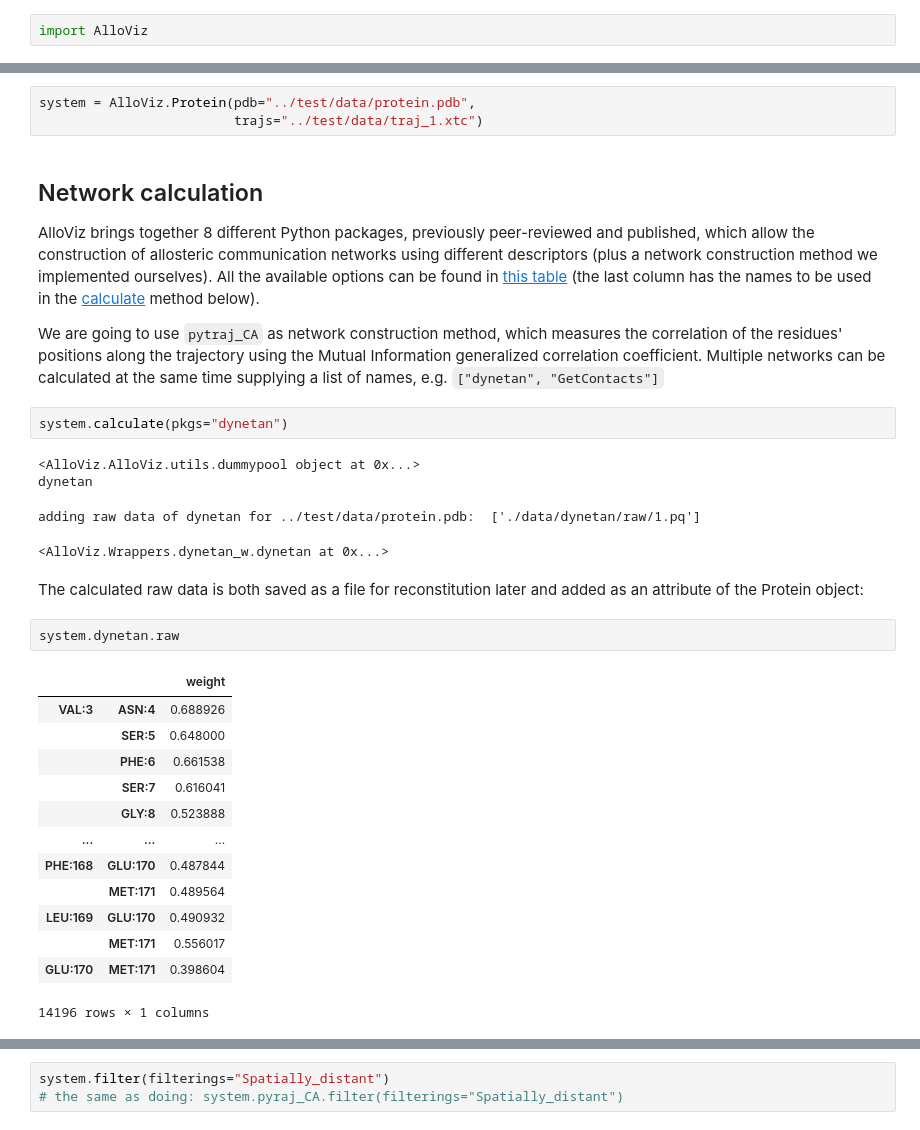
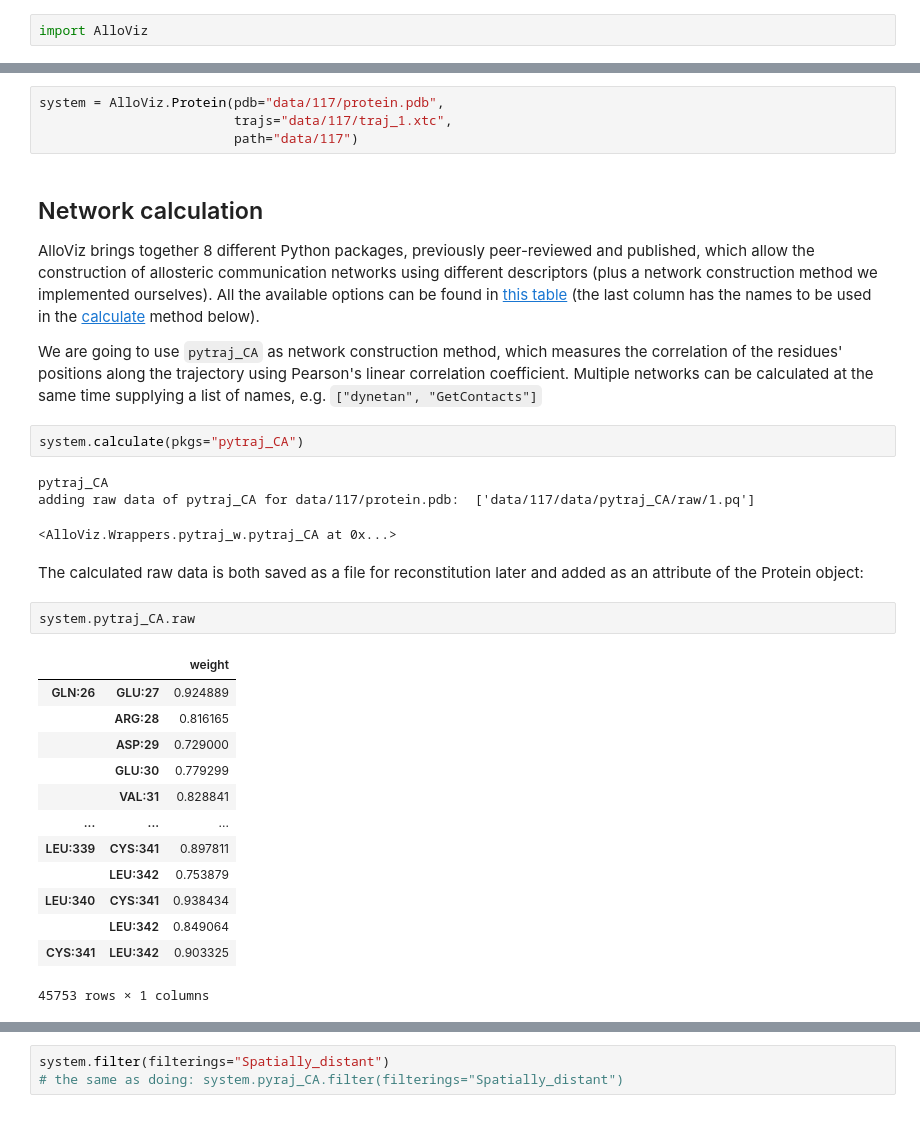
Before and after one commit to frannerin/AlloViz, a Jupyter notebook: notebooks/quickstart.ipynb, the cells around one changed output, grey strips where cells are left out. Saved outputs shown, nothing was run; the diff lists cells and outputs as text.

```diff
--- a/notebooks/quickstart.ipynb
+++ b/notebooks/quickstart.ipynb
@@ -11,37 +11,37 @@ A structure and strided Molecular Dynamics simulation of SARS-CoV2's NSP3 protei
-# %%
-system = AlloViz.Protein(pdb="../test/data/protein.pdb",
-                         trajs="../test/data/traj_1.xtc")
+# %%
+system = AlloViz.Protein(pdb="data/117/protein.pdb",
+                         trajs="data/117/traj_1.xtc",
+                         path="data/117")
 # %% [markdown]
 ## Network calculation
 
-AlloViz brings together 8 different Python packages, previously peer-reviewed and published, which allow the construction of allosteric communication networks using different descriptors (plus a network construction method we implemented ourselves). All the available options can be found in [this table](../table.rst) (the last column has the names to be used in the [calculate](../api/AlloViz.Protein.calculate.rst) method below).
+AlloViz brings together 8 different Python packages, previously peer-reviewed and published, which allow the construction of allosteric communication networks using different descriptors (plus a network construction method we implemented ourselves). All the available options can be found in [this table](https://alloviz.readthedocs.io/en/latest/table.html) (the last column has the names to be used in the [calculate](https://alloviz.readthedocs.io/en/latest/api/AlloViz.Protein.calculate.html) method below).
 
-We are going to use `pytraj_CA` as network construction method, which measures the correlation of the residues' positions along the trajectory using the Mutual Information generalized correlation coefficient. Multiple networks can be calculated at the same time supplying a list of names, e.g. `["dynetan", "GetContacts"]`
+We are going to use `pytraj_CA` as network construction method, which measures the correlation of the residues' positions along the trajectory using Pearson's linear correlation coefficient. Multiple networks can be calculated at the same time supplying a list of names, e.g. `["dynetan", "GetContacts"]`
 # %%
-system.calculate(pkgs="dynetan")
+system.calculate(pkgs="pytraj_CA")
 # %% [output]
-<AlloViz.AlloViz.utils.dummypool object at 0x...>
-dynetan
+pytraj_CA
+adding raw data of pytraj_CA for data/117/protein.pdb:  ['data/117/data/pytraj_CA/raw/1.pq']
-adding raw data of dynetan for ../test/data/protein.pdb:  ['./data/dynetan/raw/1.pq']
+<AlloViz.Wrappers.pytraj_w.pytraj_CA at 0x...>
-<AlloViz.Wrappers.dynetan_w.dynetan at 0x...>
 # %% [markdown]
 The calculated raw data is both saved as a file for reconstitution later and added as an attribute of the Protein object:
 # %%
-system.dynetan.raw
+system.pytraj_CA.raw
 # %% [output]
 |  |  | weight |
-| VAL:3 | ASN:4 | 0.688926 |
-|  | SER:5 | 0.648000 |
-|  | PHE:6 | 0.661538 |
-|  | SER:7 | 0.616041 |
-|  | GLY:8 | 0.523888 |
+| GLN:26 | GLU:27 | 0.924889 |
+|  | ARG:28 | 0.816165 |
+|  | ASP:29 | 0.729000 |
+|  | GLU:30 | 0.779299 |
+|  | VAL:31 | 0.828841 |
 | ... | ... | ... |
-| PHE:168 | GLU:170 | 0.487844 |
-|  | MET:171 | 0.489564 |
-| LEU:169 | GLU:170 | 0.490932 |
-|  | MET:171 | 0.556017 |
-| GLU:170 | MET:171 | 0.398604 |
+| LEU:339 | CYS:341 | 0.897811 |
+|  | LEU:342 | 0.753879 |
+| LEU:340 | CYS:341 | 0.938434 |
+|  | LEU:342 | 0.849064 |
+| CYS:341 | LEU:342 | 0.903325 |
-14196 rows × 1 columns
+45753 rows × 1 columns
 # %% [markdown]
 ## Network filtering
 
```
Also changed, not shown: parts of 8 cells of this notebook, 12 other files.
